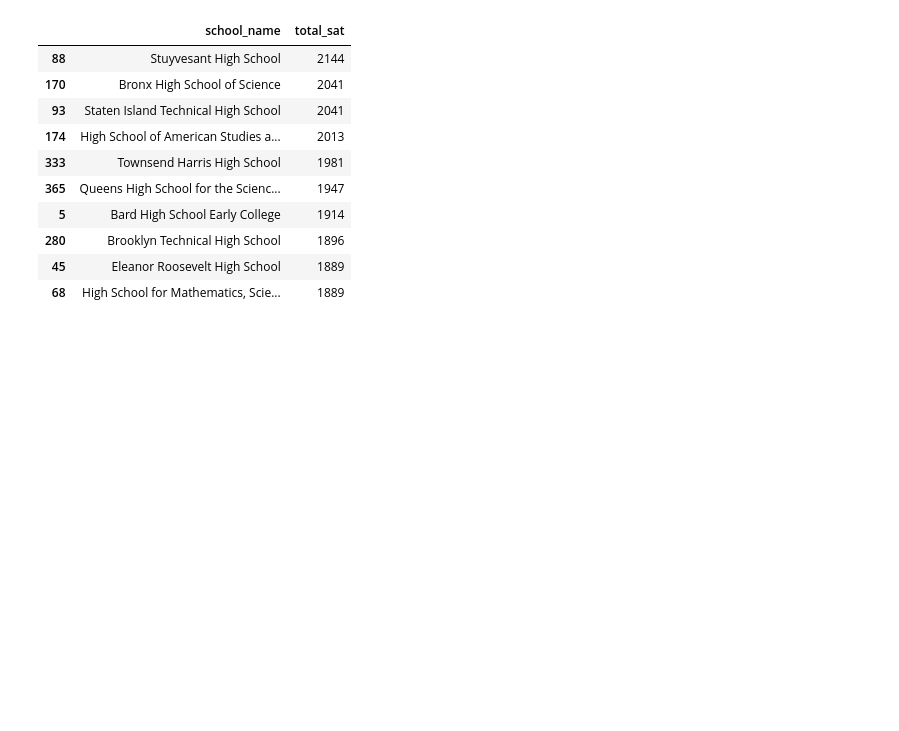
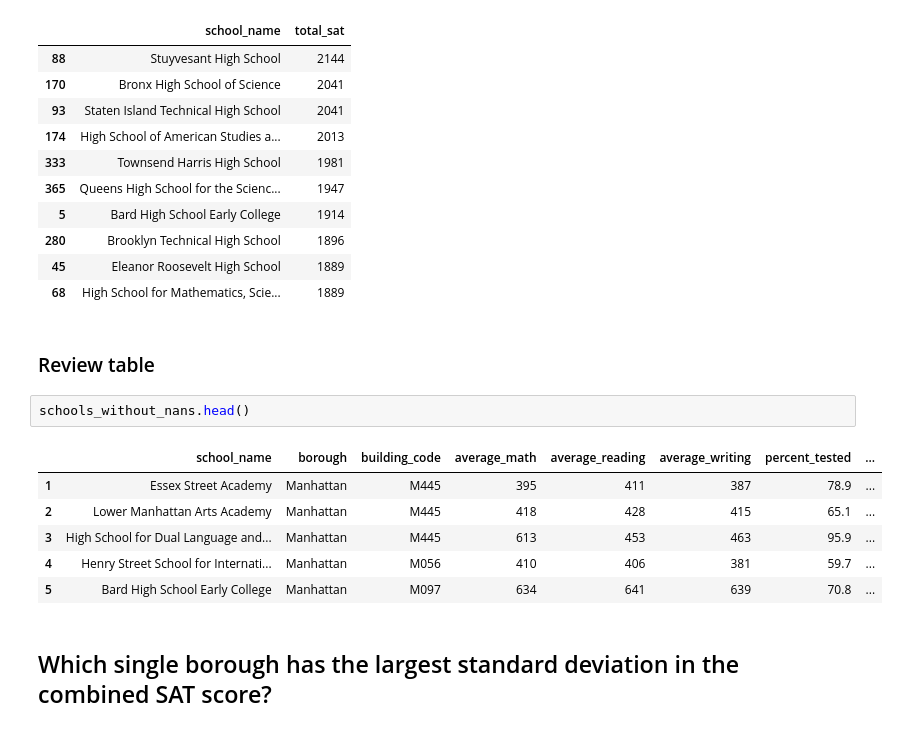
Before and after one commit to engjoaofaro/nyc_public_school_case, a Jupyter notebook: notebook.ipynb, the cells around one changed output. Drawn from its saved outputs; the diff is of its cells as text; blank space fills up the shorter version.

```diff
--- a/notebook.ipynb
+++ b/notebook.ipynb
@@ -176,3 +176,16 @@ top_10_schools
 | 280 | Brooklyn Technical High School | 1896 |
 | 45 | Eleanor Roosevelt High School | 1889 |
 | 68 | High School for Mathematics, Scie... | 1889 |
+# %% [markdown]
+### Review table
+# %%
+schools_without_nans.head()
+# %% [output]
+|  | school_name | borough | building_code | average_math | average_reading | average_writing | percent_tested | ... |
+| 1 | Essex Street Academy | Manhattan | M445 | 395 | 411 | 387 | 78.9 | ... |
+| 2 | Lower Manhattan Arts Academy | Manhattan | M445 | 418 | 428 | 415 | 65.1 | ... |
+| 3 | High School for Dual Language and... | Manhattan | M445 | 613 | 453 | 463 | 95.9 | ... |
+| 4 | Henry Street School for Internati... | Manhattan | M056 | 410 | 406 | 381 | 59.7 | ... |
+| 5 | Bard High School Early College | Manhattan | M097 | 634 | 641 | 639 | 70.8 | ... |
+# %% [markdown]
+## Which single borough has the largest standard deviation in the combined SAT score?
```
Also changed, not shown: parts of 1 cell of this notebook.
